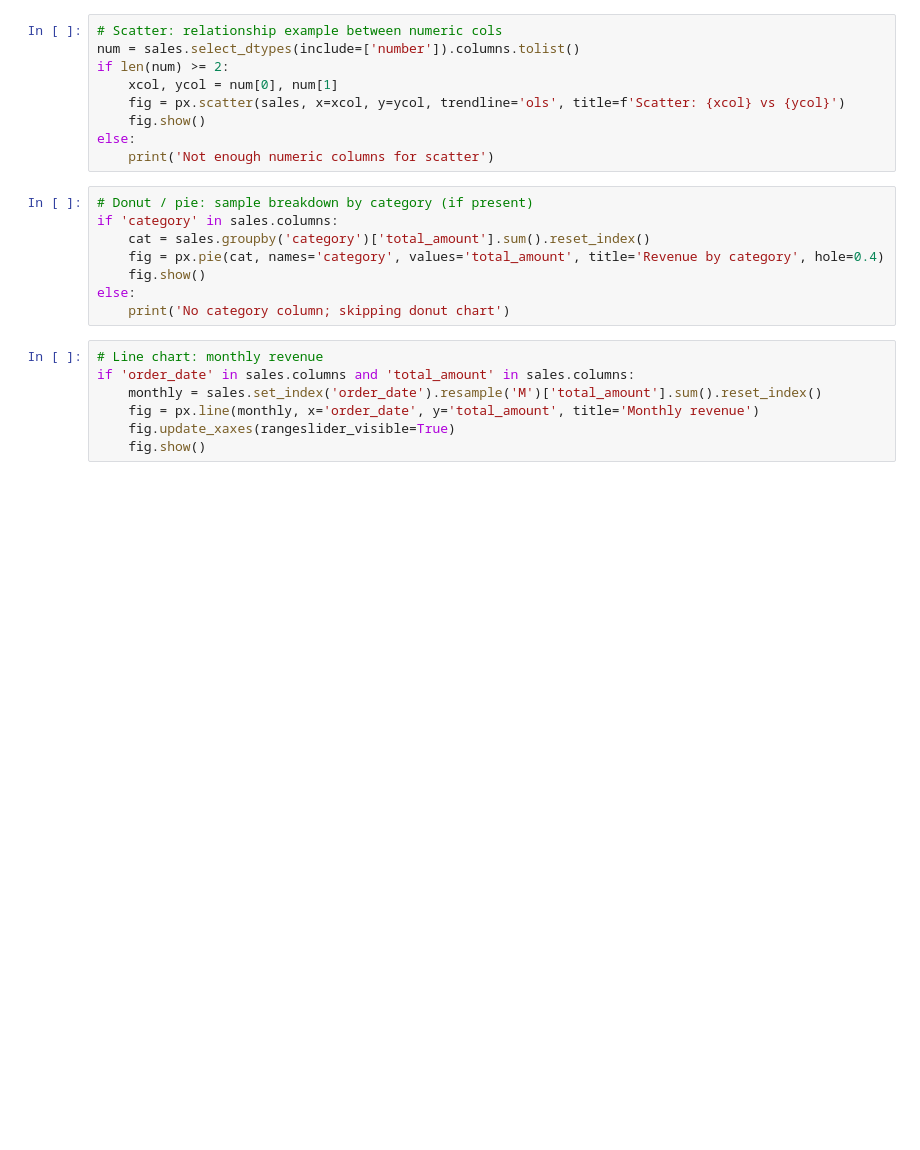
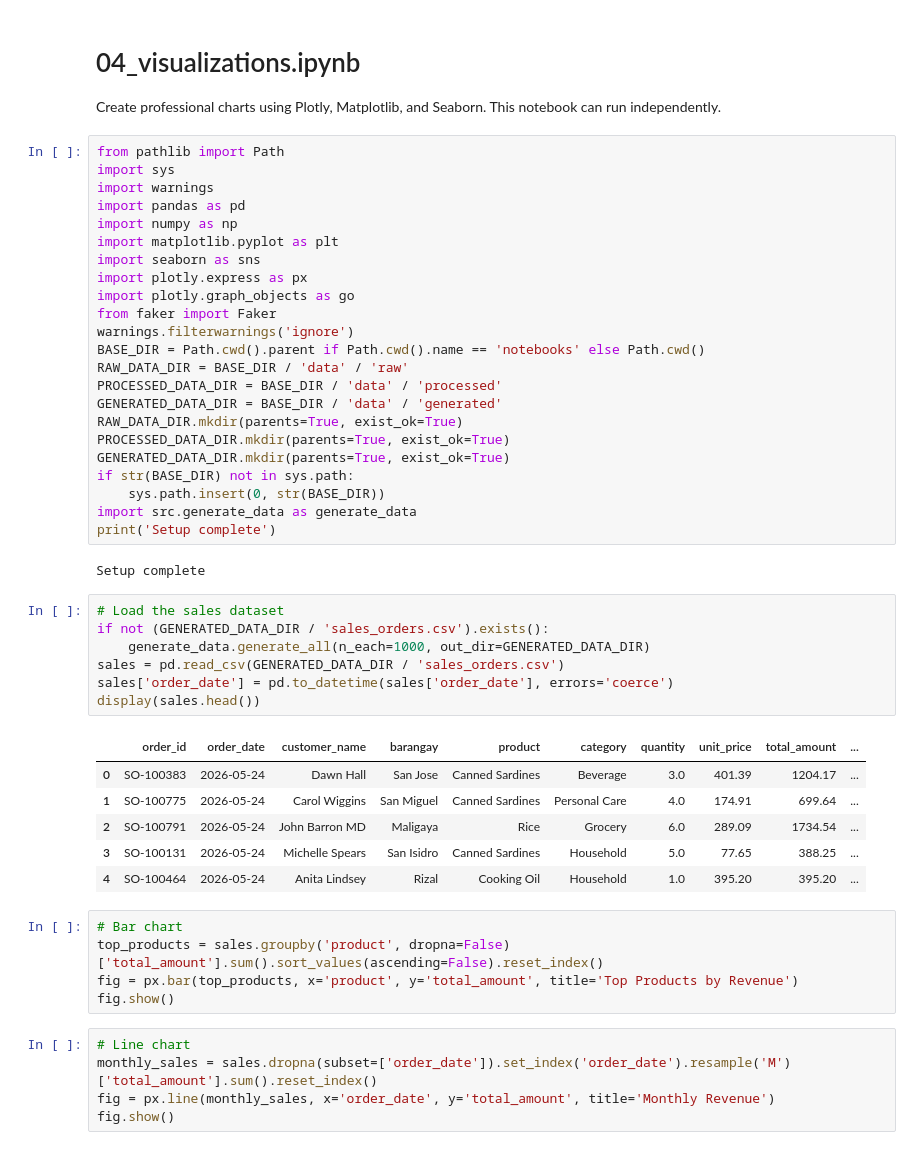
Before and after one commit to JianoFreo/case_study, a Jupyter notebook: google-bi-dashboard-project/notebooks/04_visualizations.ipynb, the cells around one changed output. Saved outputs shown, nothing was run; the diff lists cells and outputs as text; blank space fills up the shorter version.

```diff
--- a/google-bi-dashboard-project/notebooks/04_visualizations.ipynb
+++ b/google-bi-dashboard-project/notebooks/04_visualizations.ipynb
@@ -1,24 +1,52 @@
-# %%
-# Scatter: relationship example between numeric cols
-num = sales.select_dtypes(include=['number']).columns.tolist()
-if len(num) >= 2:
-    xcol, ycol = num[0], num[1]
-    fig = px.scatter(sales, x=xcol, y=ycol, trendline='ols', title=f'Scatter: {xcol} vs {ycol}')
-    fig.show()
-else:
-    print('Not enough numeric columns for scatter')
-# %%
-# Donut / pie: sample breakdown by category (if present)
-if 'category' in sales.columns:
-    cat = sales.groupby('category')['total_amount'].sum().reset_index()
-    fig = px.pie(cat, names='category', values='total_amount', title='Revenue by category', hole=0.4)
-    fig.show()
-else:
-    print('No category column; skipping donut chart')
+# %% [markdown]
+# 04_visualizations.ipynb
+Create professional charts using Plotly, Matplotlib, and Seaborn. This notebook can run independently.
+# %%
+from pathlib import Path
+import sys
+import warnings
+import pandas as pd
+import numpy as np
+import matplotlib.pyplot as plt
+import seaborn as sns
+import plotly.express as px
+import plotly.graph_objects as go
+from faker import Faker
+warnings.filterwarnings('ignore')
+BASE_DIR = Path.cwd().parent if Path.cwd().name == 'notebooks' else Path.cwd()
+RAW_DATA_DIR = BASE_DIR / 'data' / 'raw'
+PROCESSED_DATA_DIR = BASE_DIR / 'data' / 'processed'
+GENERATED_DATA_DIR = BASE_DIR / 'data' / 'generated'
+RAW_DATA_DIR.mkdir(parents=True, exist_ok=True)
+PROCESSED_DATA_DIR.mkdir(parents=True, exist_ok=True)
+GENERATED_DATA_DIR.mkdir(parents=True, exist_ok=True)
+if str(BASE_DIR) not in sys.path:
+    sys.path.insert(0, str(BASE_DIR))
+import src.generate_data as generate_data
+print('Setup complete')
+# %% [output]
+Setup complete
+# %%
+# Load the sales dataset
+if not (GENERATED_DATA_DIR / 'sales_orders.csv').exists():
+    generate_data.generate_all(n_each=1000, out_dir=GENERATED_DATA_DIR)
+sales = pd.read_csv(GENERATED_DATA_DIR / 'sales_orders.csv')
+sales['order_date'] = pd.to_datetime(sales['order_date'], errors='coerce')
+display(sales.head())
+# %% [output]
+|  | order_id | order_date | customer_name | barangay | product | category | quantity | unit_price | total_amount | ... |
+| 0 | SO-100383 | 2026-05-24 | Dawn Hall | San Jose | Canned Sardines | Beverage | 3.0 | 401.39 | 1204.17 | ... |
+| 1 | SO-100775 | 2026-05-24 | Carol Wiggins | San Miguel | Canned Sardines | Personal Care | 4.0 | 174.91 | 699.64 | ... |
+| 2 | SO-100791 | 2026-05-24 | John Barron MD | Maligaya | Rice | Grocery | 6.0 | 289.09 | 1734.54 | ... |
+| 3 | SO-100131 | 2026-05-24 | Michelle Spears | San Isidro | Canned Sardines | Household | 5.0 | 77.65 | 388.25 | ... |
+| 4 | SO-100464 | 2026-05-24 | Anita Lindsey | Rizal | Cooking Oil | Household | 1.0 | 395.20 | 395.20 | ... |
+# %%
+# Bar chart
+top_products = sales.groupby('product', dropna=False)['total_amount'].sum().sort_values(ascending=False).reset_index()
+fig = px.bar(top_products, x='product', y='total_amount', title='Top Products by Revenue')
+fig.show()
 # %%
-# Line chart: monthly revenue
-if 'order_date' in sales.columns and 'total_amount' in sales.columns:
-    monthly = sales.set_index('order_date').resample('M')['total_amount'].sum().reset_index()
-    fig = px.line(monthly, x='order_date', y='total_amount', title='Monthly revenue')
-    fig.update_xaxes(rangeslider_visible=True)
-    fig.show()
+# Line chart
+monthly_sales = sales.dropna(subset=['order_date']).set_index('order_date').resample('M')['total_amount'].sum().reset_index()
+fig = px.line(monthly_sales, x='order_date', y='total_amount', title='Monthly Revenue')
+fig.show()
```
Also changed, not shown: parts of 8 cells of this notebook, 45 other files.
